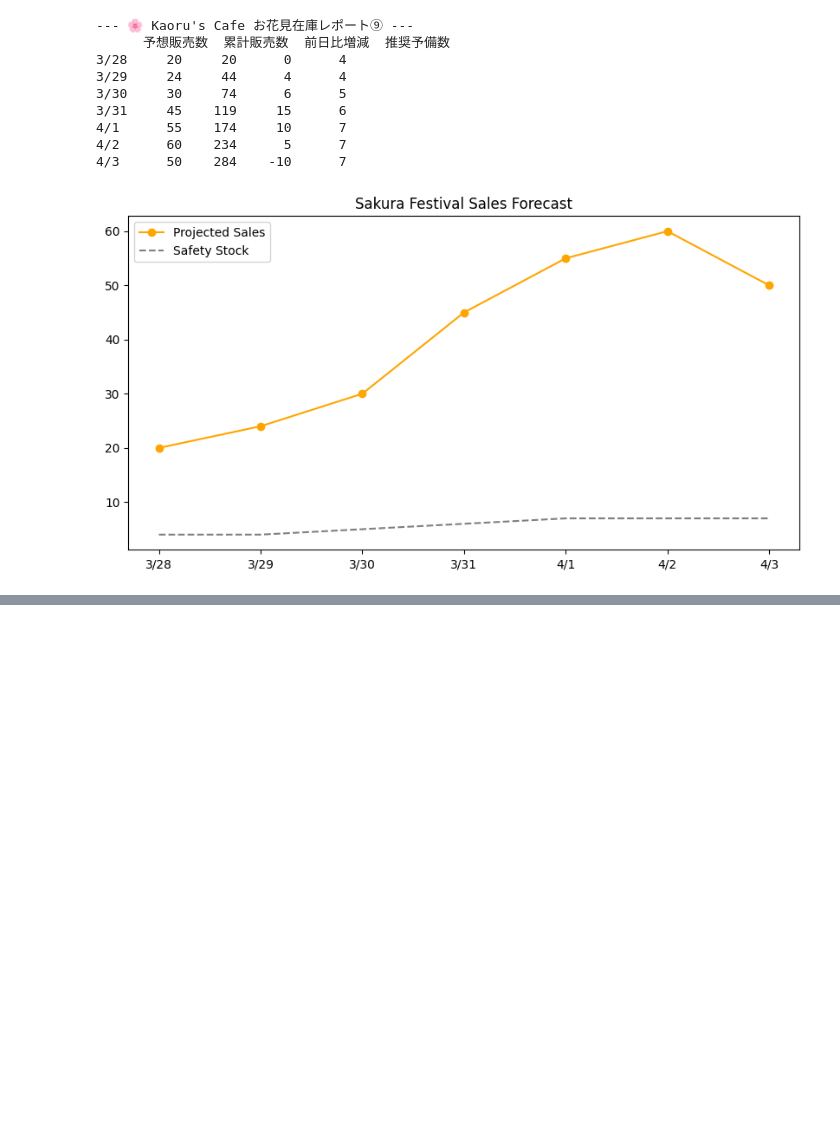
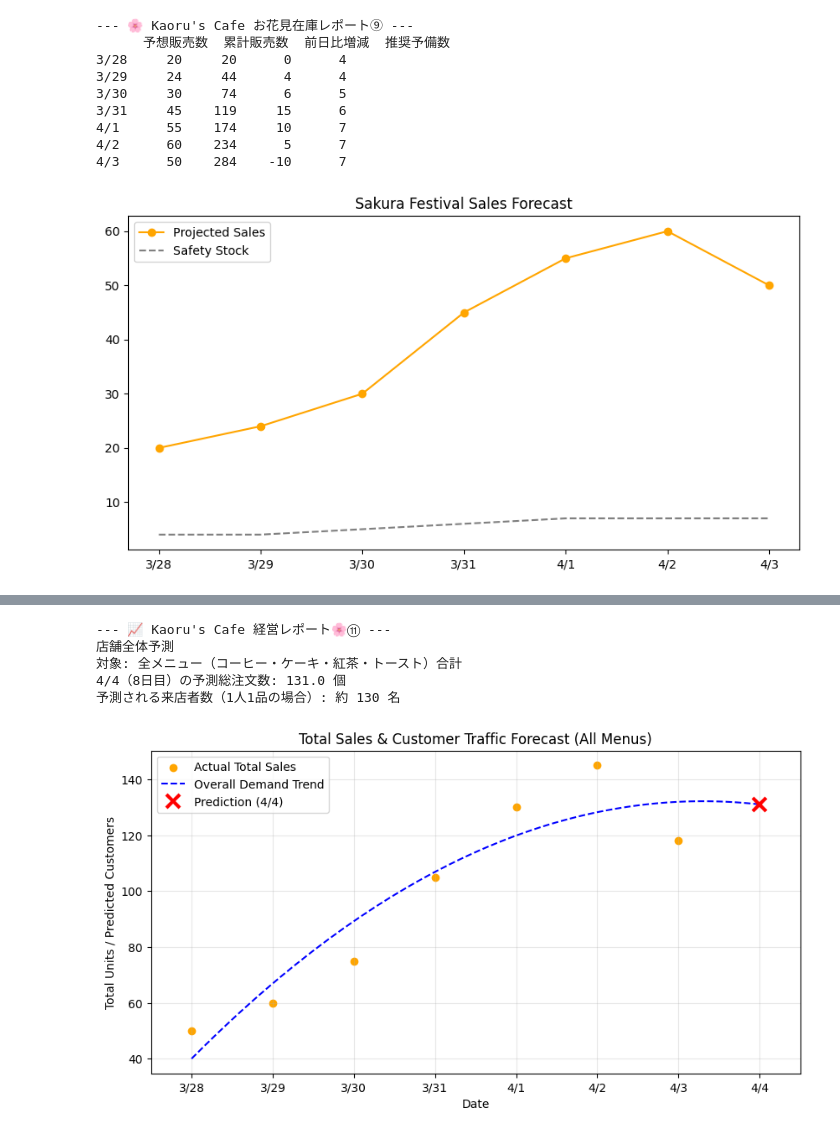
Before and after one commit to kaoru1018/cafe-forecast, a Jupyter notebook: Cafe経営レポート.ipynb, the cells around one changed output, grey strips where cells are left out. Cells and saved outputs as stored; diff of their text form; code cells hidden in the pictures; blank space fills up the shorter version.

```diff
--- a/Cafe経営レポート.ipynb
+++ b/Cafe経営レポート.ipynb
@@ -480,0 +478,74 @@ plt.show()
+# %%
+#Kaoru's Cafe 経営レポート⑪
+#明日(4/4)の全メニューの売り上げ予想をしてみるよ!
+
+import numpy as np
+import pandas as pd
+import matplotlib.pyplot as plt
+
+# --- 1. データの準備（4つの全メニュー） ---
+# [コーヒー, ケーキ, 紅茶, トースト]
+sales_matrix = np.array([
+    [20, 10,  8, 12], # 3/28 (合計50)
+    [24, 12, 10, 14], # 3/29 (合計60)
+    [30, 15, 12, 18], # 3/30 (合計75)
+    [45, 20, 15, 25], # 3/31 (合計105)
+    [55, 25, 20, 30], # 4/1  (合計130)
+    [60, 28, 22, 35], # 4/2  (合計145)
+    [50, 22, 18, 28]  # 4/3  (合計118)
+])
+
+# 【経営判断の鍵】全メニューを合計して「店全体の総注文数（≒来客数）」を算出
+daily_total_sales = np.sum(sales_matrix, axis=1)
+days_labels = ['3/28', '3/29', '3/30', '3/31', '4/1', '4/2', '4/3', '4/4']
+
+# 2. 【前処理】時間の数値化（1日目〜7日目）
+x = np.arange(1, 8)
+
+# 3. 【高度な需要モデルの構築】
+# 全メニュー合算のトレンドに対して2次関数を適用
+model_params = np.polyfit(x, daily_total_sales, 2)
+predict_func = np.poly1d(model_params)
+
+# 4. 【未来予測の実行】
+# 8日目（4/4）の予測値を算出
+next_day_predict = predict_func(8)
+
+# --- 分析結果の表示 ---
+print(f"--- 📈 Kaoru's Cafe 経営レポート🌸⑪ ---")
+print("店舗全体予測")
+print(f"対象: 全メニュー（コーヒー・ケーキ・紅茶・トースト）合計")
+print(f"4/4（8日目）の予測総注文数: {next_day_predict:.1f} 個")
+print(f"予測される来店者数（1人1品の場合）: 約 {int(next_day_predict)} 名")
+
+# 5. 【視覚化】
+plt.figure(figsize=(10, 5))
+
+# 実測プロット（合計値）
+plt.scatter(range(7), daily_total_sales, color='orange', label='Actual Total Sales')
+
+# トレンド曲線（8日目の4/4まで計算）
+x_smooth = np.linspace(1, 8, 100)
+plt.plot(np.linspace(0, 7, 100), predict_func(x_smooth),
+         color='blue', linestyle='--', label='Overall Demand Trend')
+
+# 4/4の予測地点を赤い×で強調
+plt.plot(7, next_day_predict, 'rx', markersize=12, markeredgewidth=3, label='Prediction (4/4)')
+
+# 【店長こだわり】横軸を日付に設定
+plt.xticks(range(8), days_labels)
+plt.xlim(-0.5, 7.5) # 4/4まで綺麗に見えるように調整
+
+plt.title("Total Sales & Customer Traffic Forecast (All Menus)")
+plt.xlabel("Date")
+plt.ylabel("Total Units / Predicted Customers")
+plt.legend()
+plt.grid(True, alpha=0.3)
+plt.show()
+# %% [output]
+--- 📈 Kaoru's Cafe 経営レポート🌸⑪ ---
+店舗全体予測
+対象: 全メニュー（コーヒー・ケーキ・紅茶・トースト）合計
+4/4（8日目）の予測総注文数: 131.0 個
+予測される来店者数（1人1品の場合）: 約 130 名
+[figure, added]
```
Also changed, not shown: parts of 2 cells of this notebook.
